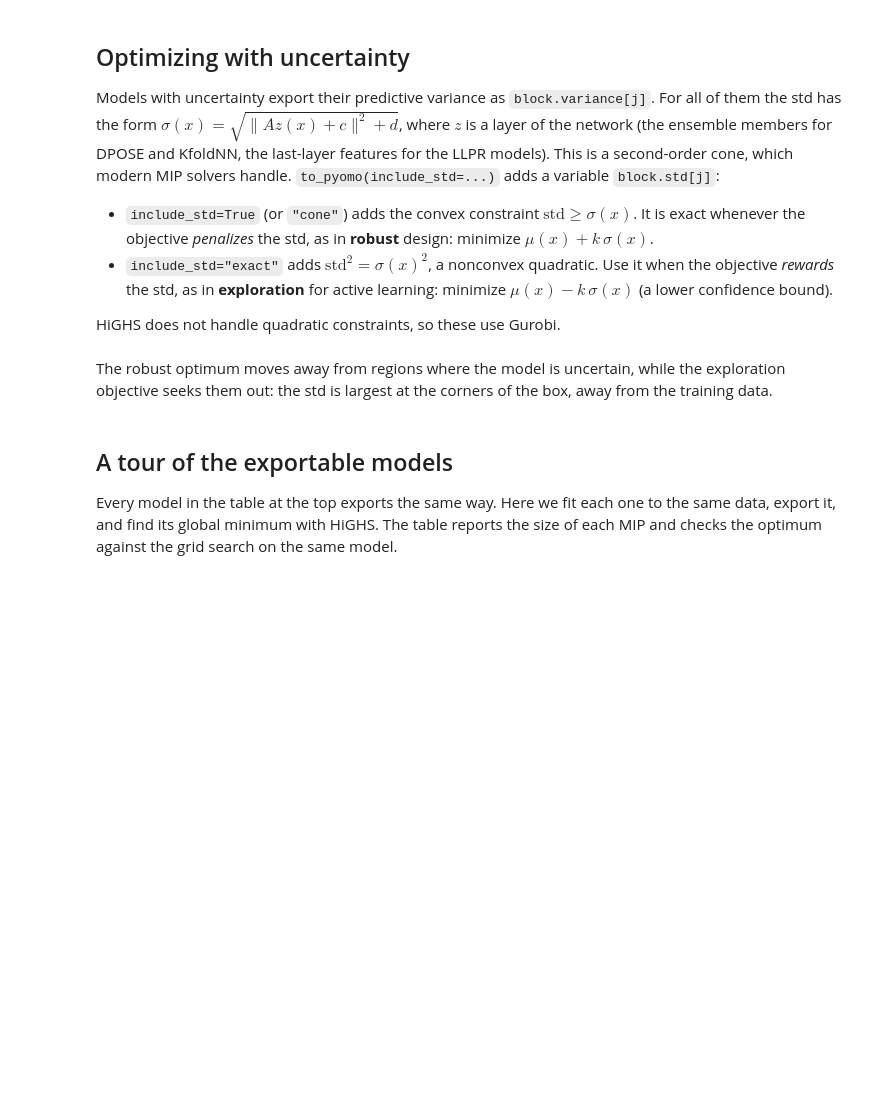
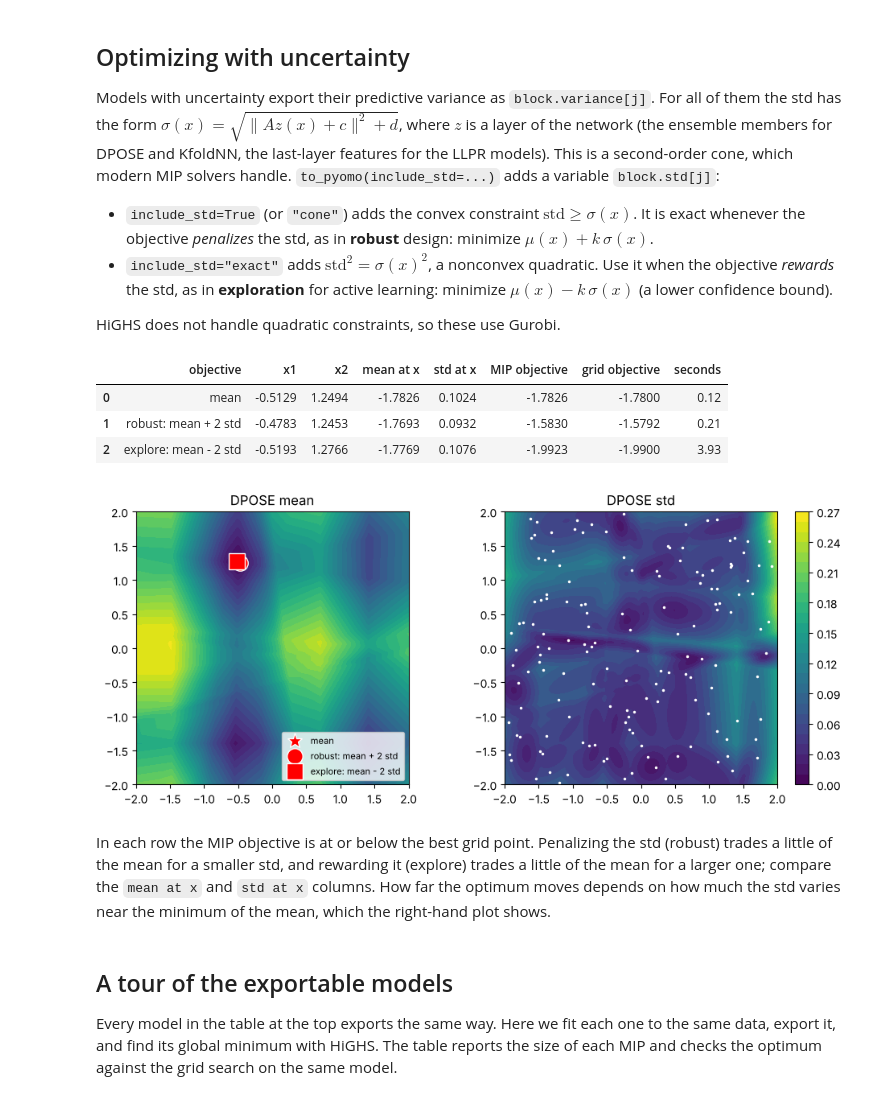
Before and after one commit to jkitchin/pycse, a Jupyter notebook: pycse-jb/pycse___python_computations_in_science_and_engineering/docs/mip.ipynb, the cells around one changed output. Drawn from its saved outputs; the diff is of its cells as text; code cells hidden in the pictures; blank space fills up the shorter version.

```diff
--- a/pycse-jb/pycse___python_computations_in_science_and_engineering/docs/mip.ipynb
+++ b/pycse-jb/pycse___python_computations_in_science_and_engineering/docs/mip.ipynb
@@ -194,36 +216,48 @@ HiGHS does not handle quadratic constraints, so these use Gurobi.
 # %%
 def solve_with_std(model, k, mode):
     m = model.to_pyomo(input_bounds=BOUNDS, include_std=mode)
     m.obj = pyo.Objective(expr=m.y[0] + k * m.std[0])
     t = time.time()
     GUROBI.solve(m)
     x = np.array([pyo.value(m.x[i]) for i in range(2)])
     return x, pyo.value(m.obj), time.time() - t
 
 
 if HAVE_GUROBI:
     rows, points = [], {}
     for label, k, mode in [("mean", 0.0, "cone"), ("robust: mean + 2 std", 2.0, "cone"),
                            ("explore: mean - 2 std", -2.0, "exact")]:
         x_opt, value, seconds = solve_with_std(dpose, k, mode)
         mu, sd = dpose.predict(GRID, return_std=True)
         grid_value = (mu + k * sd).min()
-        rows.append([label, *x_opt.round(3), round(value, 4), round(grid_value, 4), round(seconds, 2)])
+        mu_x, sd_x = dpose.predict(x_opt[None, :], return_std=True)
+        rows.append([label, *x_opt, mu_x[0], sd_x[0], value, grid_value, seconds])
         points[label] = x_opt
-    display(pd.DataFrame(rows, columns=["objective", "x1", "x2", "MIP", "grid", "seconds"]))
+    table = pd.DataFrame(rows, columns=["objective", "x1", "x2", "mean at x", "std at x",
+                                        "MIP objective", "grid objective", "seconds"])
+    formats = {col: "{:.4f}" for col in table.columns[1:-1]}
+    display(table.style.format({**formats, "seconds": "{:.2f}"}))
 
     fig, axs = plt.subplots(1, 2, figsize=(10, 4.2))
     mu, sd = dpose.predict(GRID, return_std=True)
     show(dpose.predict, "DPOSE mean", points, ax=axs[0])
     plt.colorbar(show(lambda Z: dpose.predict(Z, return_std=True)[1], "DPOSE std", ax=axs[1]))
     axs[1].plot(X[:, 0], X[:, 1], "w.", ms=3)
     plt.tight_layout()
 else:
     print("Gurobi is not installed: pip install gurobipy")
+# %% [output]
+|  | objective | x1 | x2 | mean at x | std at x | MIP objective | grid objective | seconds |
+| 0 | mean | -0.5129 | 1.2494 | -1.7826 | 0.1024 | -1.7826 | -1.7800 | 0.12 |
+| 1 | robust: mean + 2 std | -0.4783 | 1.2453 | -1.7693 | 0.0932 | -1.5830 | -1.5792 | 0.21 |
+| 2 | explore: mean - 2 std | -0.5193 | 1.2766 | -1.7769 | 0.1076 | -1.9923 | -1.9900 | 3.93 |
+[figure, added]
-# %% [markdown]
-The robust optimum moves away from regions where the model is uncertain, while the
-exploration objective seeks them out: the std is largest at the corners of the box,
-away from the training data.
+# %% [markdown]
+In each row the MIP objective is at or below the best grid point. Penalizing the std
+(robust) trades a little of the mean for a smaller std, and rewarding it (explore) trades
+a little of the mean for a larger one; compare the `mean at x` and `std at x` columns. How
+far the optimum moves depends on how much the std varies near the minimum of the mean,
+which the right-hand plot shows.
 # %% [markdown]
 ## A tour of the exportable models
 
```
Also changed, not shown: parts of 17 cells of this notebook.
